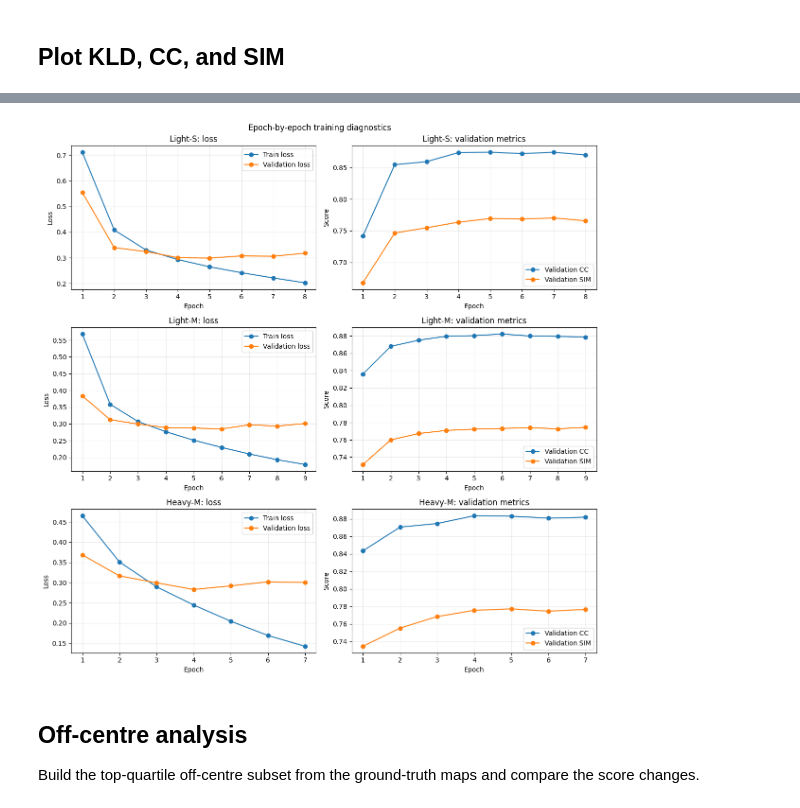
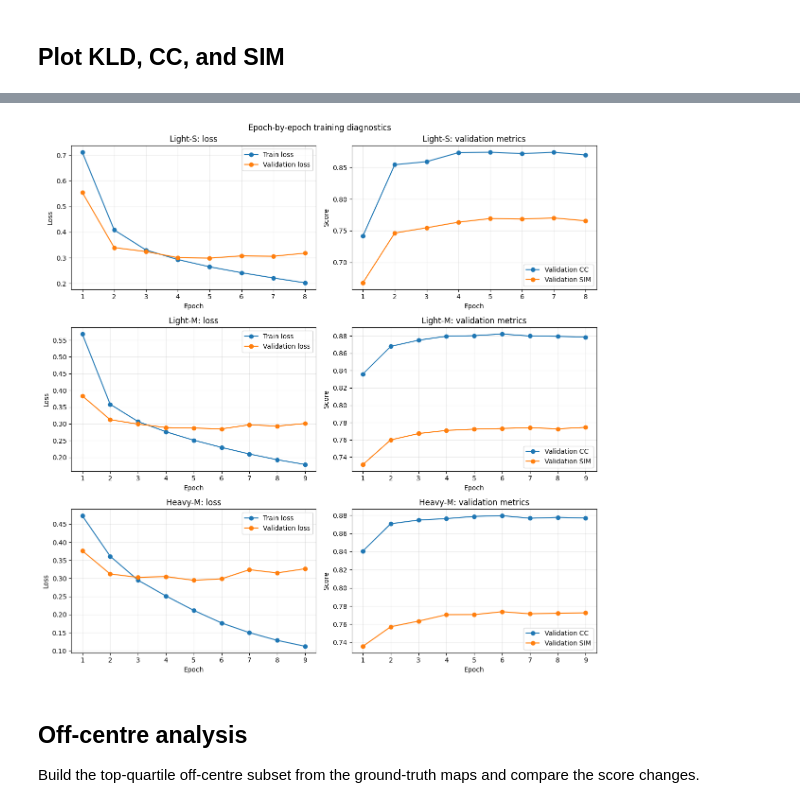
Before and after one commit to RicoDalB/efficient-saliency-prediction, a Jupyter notebook: notebooks/06_final_evaluation.ipynb, the cells around one changed output, grey strips where cells are left out. Drawn from its saved outputs; the diff is of its cells as text; code cells hidden in the pictures.

```diff
--- a/notebooks/06_final_evaluation.ipynb
+++ b/notebooks/06_final_evaluation.ipynb
@@ -27,15 +27,21 @@ DRIVE_DATA_ROOT = DRIVE_ROOT / "data" / "SALICON"
 
 CHECKPOINT_ROOT = DRIVE_ROOT / "checkpoints"
 OUTPUT_ROOT = DRIVE_ROOT / "outputs"
-METRICS_ROOT = OUTPUT_ROOT / "metrics"
-FIGURE_ROOT = OUTPUT_ROOT / "figures"
-PREDICTION_ROOT = OUTPUT_ROOT / "predictions" / "final_selected"
+
+# Old metric/history files remain in outputs/metrics.
+SOURCE_METRICS_ROOT = OUTPUT_ROOT / "metrics"
+
+# Save this new controlled evaluation separately.
+METRICS_ROOT = SOURCE_METRICS_ROOT / "final_evaluation_169"
+FIGURE_ROOT = OUTPUT_ROOT / "figures" / "final_evaluation_169"
+PREDICTION_ROOT = OUTPUT_ROOT / "predictions" / "final_selected_169"
+
 LOG_ROOT = DRIVE_ROOT / "logs"
 RUN_NOTE_ROOT = LOG_ROOT / "run_notes"
 SPLIT_ROOT = DRIVE_ROOT / "splits"
 
 SEED = 42
-DEFAULT_OUTPUT_SIZE = (192, 256)
+EXPECTED_OUTPUT_SIZE = (169, 256)
 DEFAULT_DECODER_CHANNELS = 32
 
 EVAL_BATCH_SIZE = 8
@@ -51,6 +57,7 @@ LATENCY_REPEATS = 3
 LATENCY_THREADS = 1
 
 print("Drive root:", DRIVE_ROOT)
+print("Expected evaluation size:", EXPECTED_OUTPUT_SIZE)
 print("Evaluation batch size:", EVAL_BATCH_SIZE)
 print("DataLoader workers:", NUM_WORKERS)
 # %% [output]
@@ -262,7 +269,7 @@ MODEL_SPECS = {
     },
     "heavy_multi": {
         "label": "Heavy-M",
-        "checkpoint": CHECKPOINT_ROOT / "heavy_multi" / "best.pt",
+        "checkpoint": CHECKPOINT_ROOT / "heavy_multi_169" / "best.pt",
     },
 }
 
@@ -1044,8 +1089,8 @@ display(paired_comparison)
 # %%
 history_paths = {
-    "light_single": METRICS_ROOT / "light_single_history.csv",
-    "light_multi": METRICS_ROOT / "light_multi_history.csv",
-    "heavy_multi": METRICS_ROOT / "heavy_multi_history.csv",
+    "light_single": SOURCE_METRICS_ROOT / "light_single_history.csv",
+    "light_multi": SOURCE_METRICS_ROOT / "light_multi_history.csv",
+    "heavy_multi": SOURCE_METRICS_ROOT / "heavy_multi_169_history.csv",
 }
 
 available_histories = {
@@ -1096,34 +1141,34 @@ if available_histories:
         )
         metric_axis.plot(
             history["epoch"],
             history["val_sim"],
             marker="o",
             label="Validation SIM",
         )
         metric_axis.set_title(f"{label}: validation metrics")
         metric_axis.set_xlabel("Epoch")
         metric_axis.set_ylabel("Score")
         metric_axis.grid(alpha=0.25)
         metric_axis.legend()
 
     fig.suptitle("Epoch-by-epoch training diagnostics")
     fig.tight_layout()
 
     fig.savefig(
         TRAINING_CURVES_FIGURE_PATH,
         dpi=220,
         bbox_inches="tight",
     )
     fig.savefig(
         TRAINING_CURVES_FIGURE_PDF_PATH,
         bbox_inches="tight",
     )
 
     plt.show()
 else:
     warnings.warn("No training-history CSV files were available.")
 # %% [output]
-[figure, old version]
+[figure, new version]
 # %% [markdown]
 ## Off-centre analysis
 
```
Also changed, not shown: parts of 33 cells of this notebook, 1 other file.
